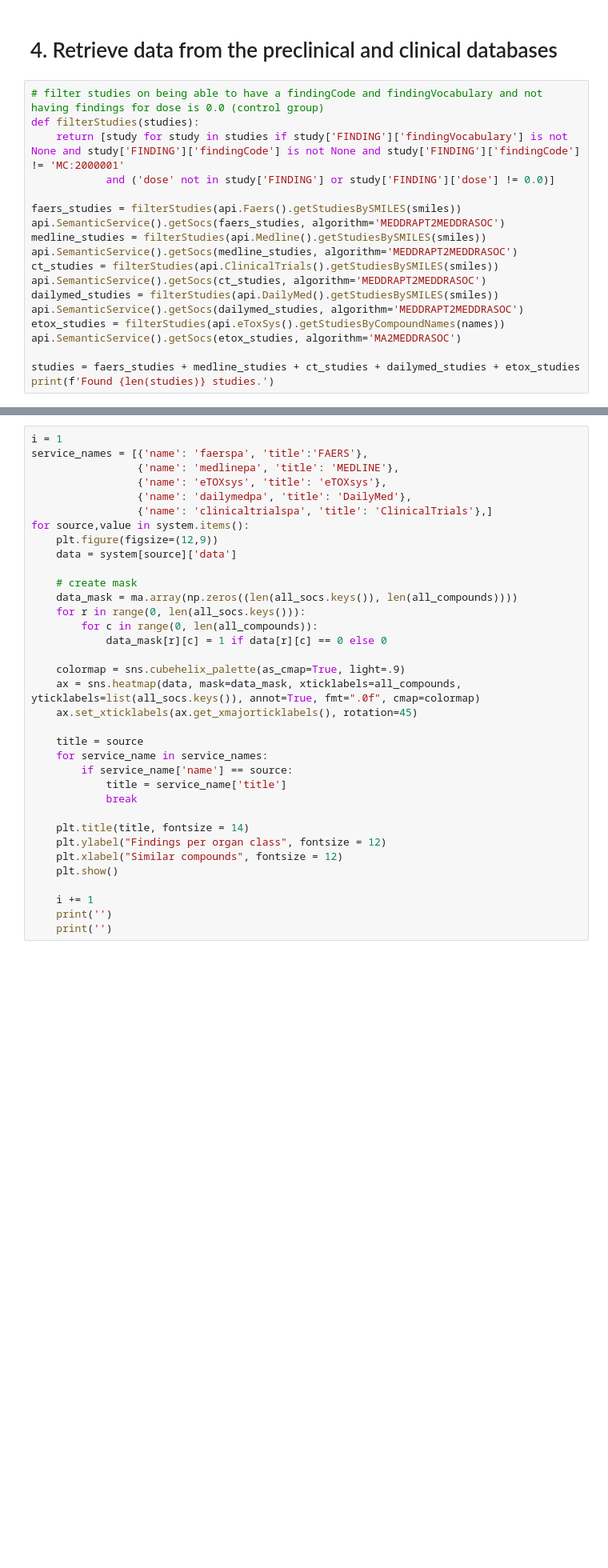
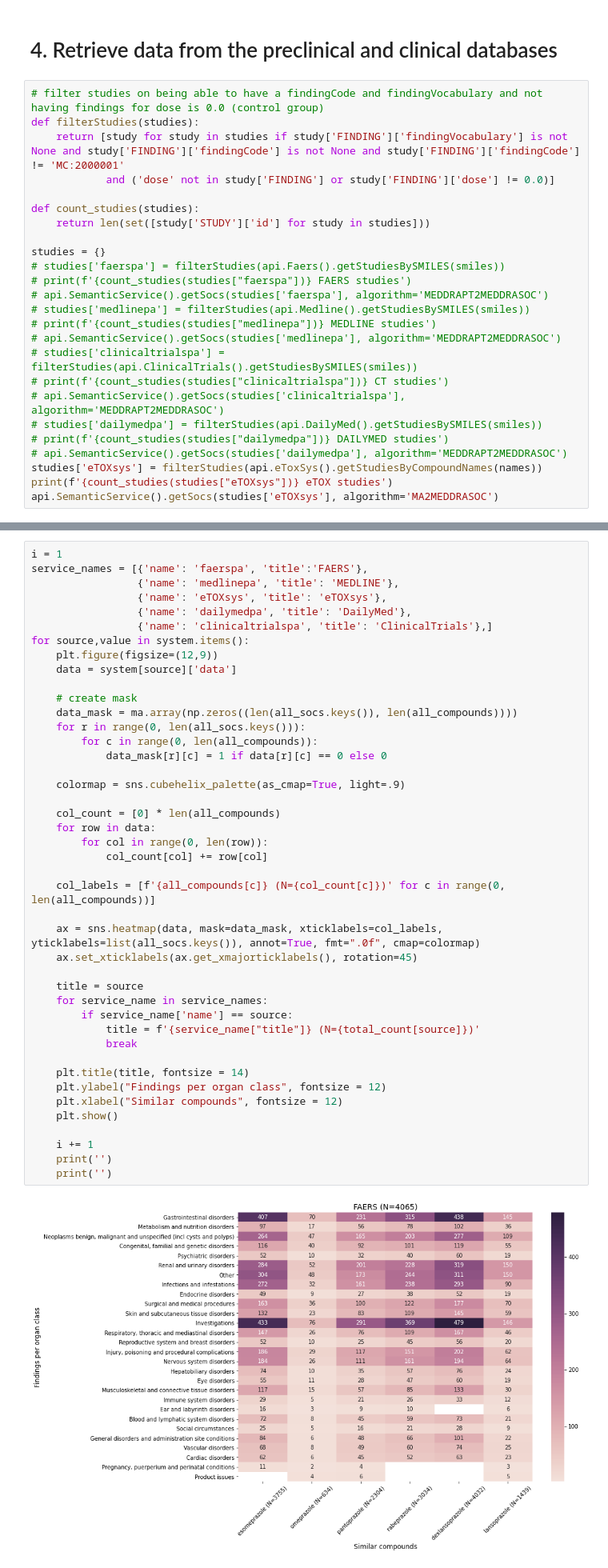
Before and after one commit to erikvanmulligen/etransafe-use-scenarios, a Jupyter notebook: notebooks/heatmap-omeprazole-v2.ipynb, the cells around one changed output, grey strips where cells are left out. Shown at 80% size. Cells and saved outputs as stored; diff of their text form; blank space fills up the shorter version.

```diff
--- a/notebooks/heatmap-omeprazole-v2.ipynb
+++ b/notebooks/heatmap-omeprazole-v2.ipynb
@@ -103,16 +111,22 @@ def filterStudies(studies):
     return [study for study in studies if study['FINDING']['findingVocabulary'] is not None and study['FINDING']['findingCode'] is not None and study['FINDING']['findingCode'] != 'MC:2000001'
             and ('dose' not in study['FINDING'] or study['FINDING']['dose'] != 0.0)]
 
-faers_studies = filterStudies(api.Faers().getStudiesBySMILES(smiles))
-api.SemanticService().getSocs(faers_studies, algorithm='MEDDRAPT2MEDDRASOC')
-medline_studies = filterStudies(api.Medline().getStudiesBySMILES(smiles))
-api.SemanticService().getSocs(medline_studies, algorithm='MEDDRAPT2MEDDRASOC')
-ct_studies = filterStudies(api.ClinicalTrials().getStudiesBySMILES(smiles))
-api.SemanticService().getSocs(ct_studies, algorithm='MEDDRAPT2MEDDRASOC')
-dailymed_studies = filterStudies(api.DailyMed().getStudiesBySMILES(smiles))
-api.SemanticService().getSocs(dailymed_studies, algorithm='MEDDRAPT2MEDDRASOC')
-etox_studies = filterStudies(api.eToxSys().getStudiesByCompoundNames(names))
-api.SemanticService().getSocs(etox_studies, algorithm='MA2MEDDRASOC')
+def count_studies(studies):
+    return len(set([study['STUDY']['id'] for study in studies]))
 
-studies = faers_studies + medline_studies + ct_studies + dailymed_studies + etox_studies
-print(f'Found {len(studies)} studies.')
+studies = {}
+# studies['faerspa'] = filterStudies(api.Faers().getStudiesBySMILES(smiles))
+# print(f'{count_studies(studies["faerspa"])} FAERS studies')
+# api.SemanticService().getSocs(studies['faerspa'], algorithm='MEDDRAPT2MEDDRASOC')
+# studies['medlinepa'] = filterStudies(api.Medline().getStudiesBySMILES(smiles))
+# print(f'{count_studies(studies["medlinepa"])} MEDLINE studies')
+# api.SemanticService().getSocs(studies['medlinepa'], algorithm='MEDDRAPT2MEDDRASOC')
+# studies['clinicaltrialspa'] = filterStudies(api.ClinicalTrials().getStudiesBySMILES(smiles))
+# print(f'{count_studies(studies["clinicaltrialspa"])} CT studies')
+# api.SemanticService().getSocs(studies['clinicaltrialspa'], algorithm='MEDDRAPT2MEDDRASOC')
+# studies['dailymedpa'] = filterStudies(api.DailyMed().getStudiesBySMILES(smiles))
+# print(f'{count_studies(studies["dailymedpa"])} DAILYMED studies')
+# api.SemanticService().getSocs(studies['dailymedpa'], algorithm='MEDDRAPT2MEDDRASOC')
+studies['eTOXsys'] = filterStudies(api.eToxSys().getStudiesByCompoundNames(names))
+print(f'{count_studies(studies["eTOXsys"])} eTOX studies')
+api.SemanticService().getSocs(studies['eTOXsys'], algorithm='MA2MEDDRASOC')
@@ -161,32 +190,42 @@ service_names = [{'name': 'faerspa', 'title':'FAERS'},
                  {'name': 'medlinepa', 'title': 'MEDLINE'},
                  {'name': 'eTOXsys', 'title': 'eTOXsys'},
                  {'name': 'dailymedpa', 'title': 'DailyMed'},
                  {'name': 'clinicaltrialspa', 'title': 'ClinicalTrials'},]
 for source,value in system.items():
     plt.figure(figsize=(12,9))
     data = system[source]['data']
 
     # create mask
     data_mask = ma.array(np.zeros((len(all_socs.keys()), len(all_compounds))))
     for r in range(0, len(all_socs.keys())):
         for c in range(0, len(all_compounds)):
             data_mask[r][c] = 1 if data[r][c] == 0 else 0
 
     colormap = sns.cubehelix_palette(as_cmap=True, light=.9)
-    ax = sns.heatmap(data, mask=data_mask, xticklabels=all_compounds, yticklabels=list(all_socs.keys()), annot=True, fmt=".0f", cmap=colormap)
+
+    col_count = [0] * len(all_compounds)
+    for row in data:
+        for col in range(0, len(row)):
+            col_count[col] += row[col]
+
+    col_labels = [f'{all_compounds[c]} (N={col_count[c]})' for c in range(0, len(all_compounds))]
+
+    ax = sns.heatmap(data, mask=data_mask, xticklabels=col_labels, yticklabels=list(all_socs.keys()), annot=True, fmt=".0f", cmap=colormap)
     ax.set_xticklabels(ax.get_xmajorticklabels(), rotation=45)
 
     title = source
     for service_name in service_names:
         if service_name['name'] == source:
-            title = service_name['title']
+            title = f'{service_name["title"]} (N={total_count[source]})'
             break
 
     plt.title(title, fontsize = 14)
     plt.ylabel("Findings per organ class", fontsize = 12)
     plt.xlabel("Similar compounds", fontsize = 12)
     plt.show()
 
     i += 1
     print('')
     print('')
+# %% [output]
+[figure, added]
```
Also changed, not shown: parts of 7 cells of this notebook, 50 other files.
